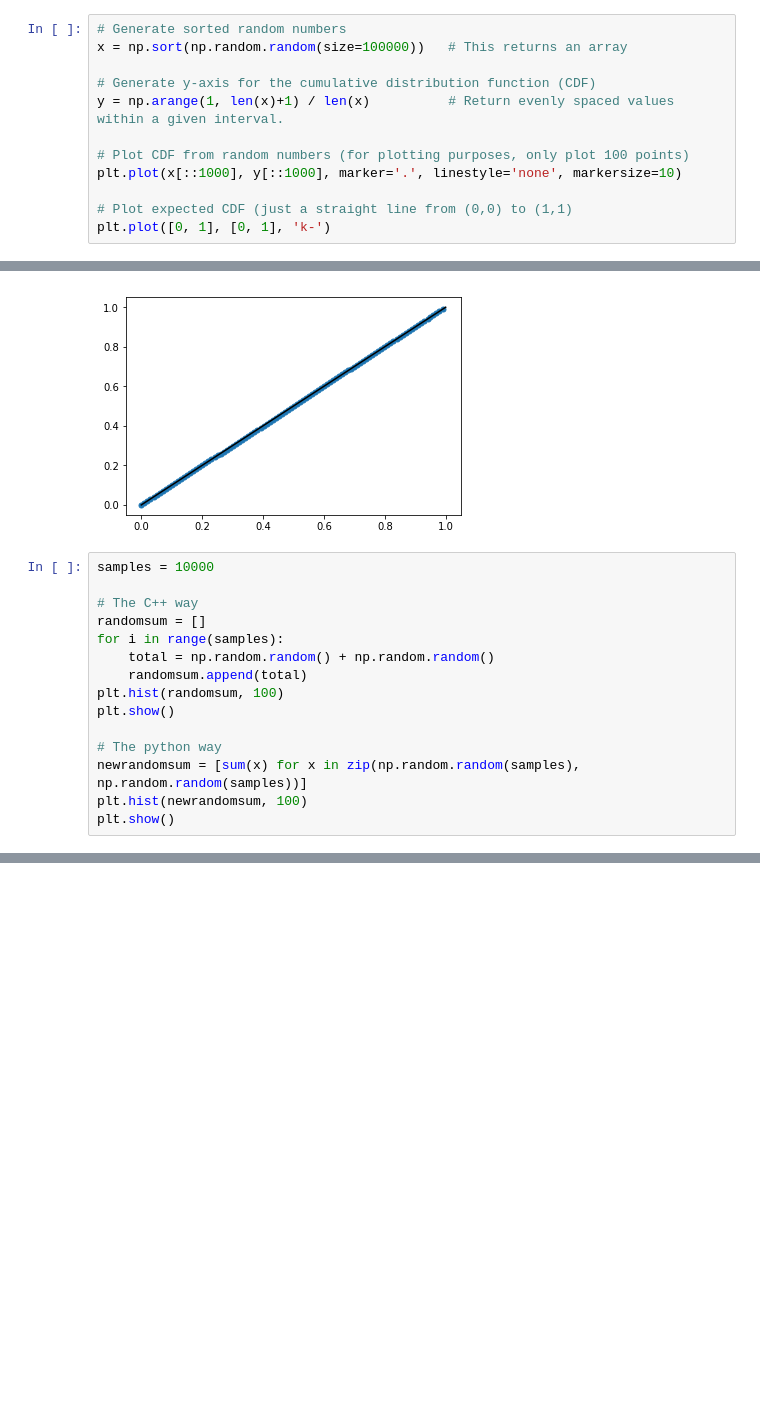
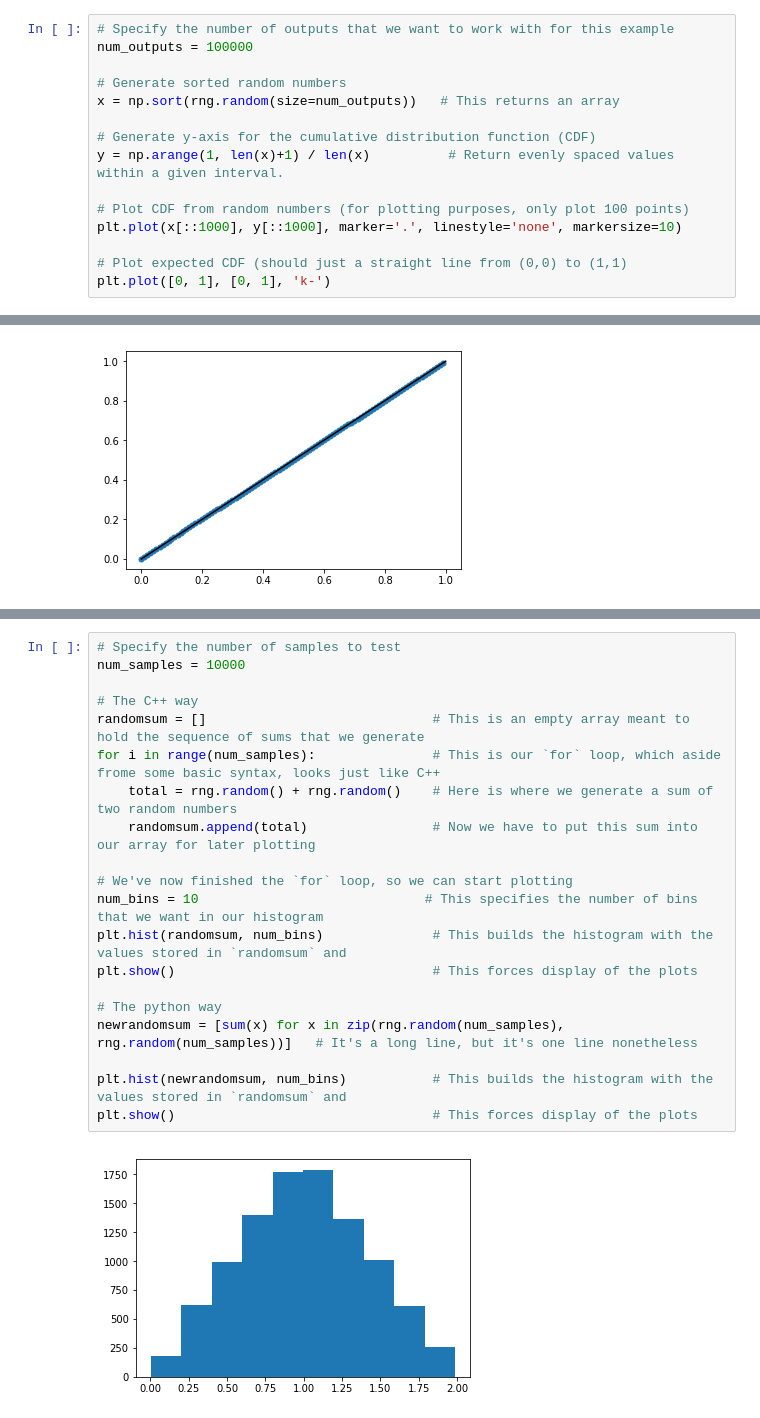
Before and after one commit to UChicagoPhysics/PHYS250, a Jupyter notebook: Examples/TestRNG.ipynb, the cells around one changed output, grey strips where cells are left out. Drawn from its saved outputs; the diff is of its cells as text; blank space fills up the shorter version.

Commit message:
Update example

```diff
--- a/Examples/TestRNG.ipynb
+++ b/Examples/TestRNG.ipynb
@@ -15,6 +36,9 @@ We want to get a large number of random numbers
 # %%
+# Specify the number of outputs that we want to work with for this example
+num_outputs = 100000
+
 # Generate sorted random numbers
-x = np.sort(np.random.random(size=100000))   # This returns an array
+x = np.sort(rng.random(size=num_outputs))   # This returns an array
 
 # Generate y-axis for the cumulative distribution function (CDF)
 y = np.arange(1, len(x)+1) / len(x)          # Return evenly spaced values within a given interval.
@@ -22,23 +46,8 @@ y = np.arange(1, len(x)+1) / len(x)          # Return evenly spaced values withi
 # Plot CDF from random numbers (for plotting purposes, only plot 100 points)
 plt.plot(x[::1000], y[::1000], marker='.', linestyle='none', markersize=10)
 
-# Plot expected CDF (just a straight line from (0,0) to (1,1)
+# Plot expected CDF (should just a straight line from (0,0) to (1,1)
 plt.plot([0, 1], [0, 1], 'k-')
 # %% [output]
 [<matplotlib.lines.Line2D at 0x...>]
 [figure]
-# %%
-samples = 10000
-
-# The C++ way
-randomsum = []
-for i in range(samples):
-    total = np.random.random() + np.random.random()
-    randomsum.append(total)
-plt.hist(randomsum, 100)
-plt.show()
-
-# The python way
-newrandomsum = [sum(x) for x in zip(np.random.random(samples), np.random.random(samples))]
-plt.hist(newrandomsum, 100)
-plt.show()
@@ -47,0 +58,22 @@ plt.show()
+# %%
+# Specify the number of samples to test
+num_samples = 10000
+
+# The C++ way
+randomsum = []                             # This is an empty array meant to hold the sequence of sums that we generate
+for i in range(num_samples):               # This is our `for` loop, which aside frome some basic syntax, looks just like C++
+    total = rng.random() + rng.random()    # Here is where we generate a sum of two random numbers
+    randomsum.append(total)                # Now we have to put this sum into our array for later plotting
+
+# We've now finished the `for` loop, so we can start plotting
+num_bins = 10                             # This specifies the number of bins that we want in our histogram
+plt.hist(randomsum, num_bins)              # This builds the histogram with the values stored in `randomsum` and
+plt.show()                                 # This forces display of the plots
+
+# The python way
+newrandomsum = [sum(x) for x in zip(rng.random(num_samples), rng.random(num_samples))]   # It's a long line, but it's one line nonetheless
+
+plt.hist(newrandomsum, num_bins)           # This builds the histogram with the values stored in `randomsum` and
+plt.show()                                 # This forces display of the plots
+# %% [output]
+[figure, added]
```
Also changed, not shown: parts of 19 cells of this notebook.
